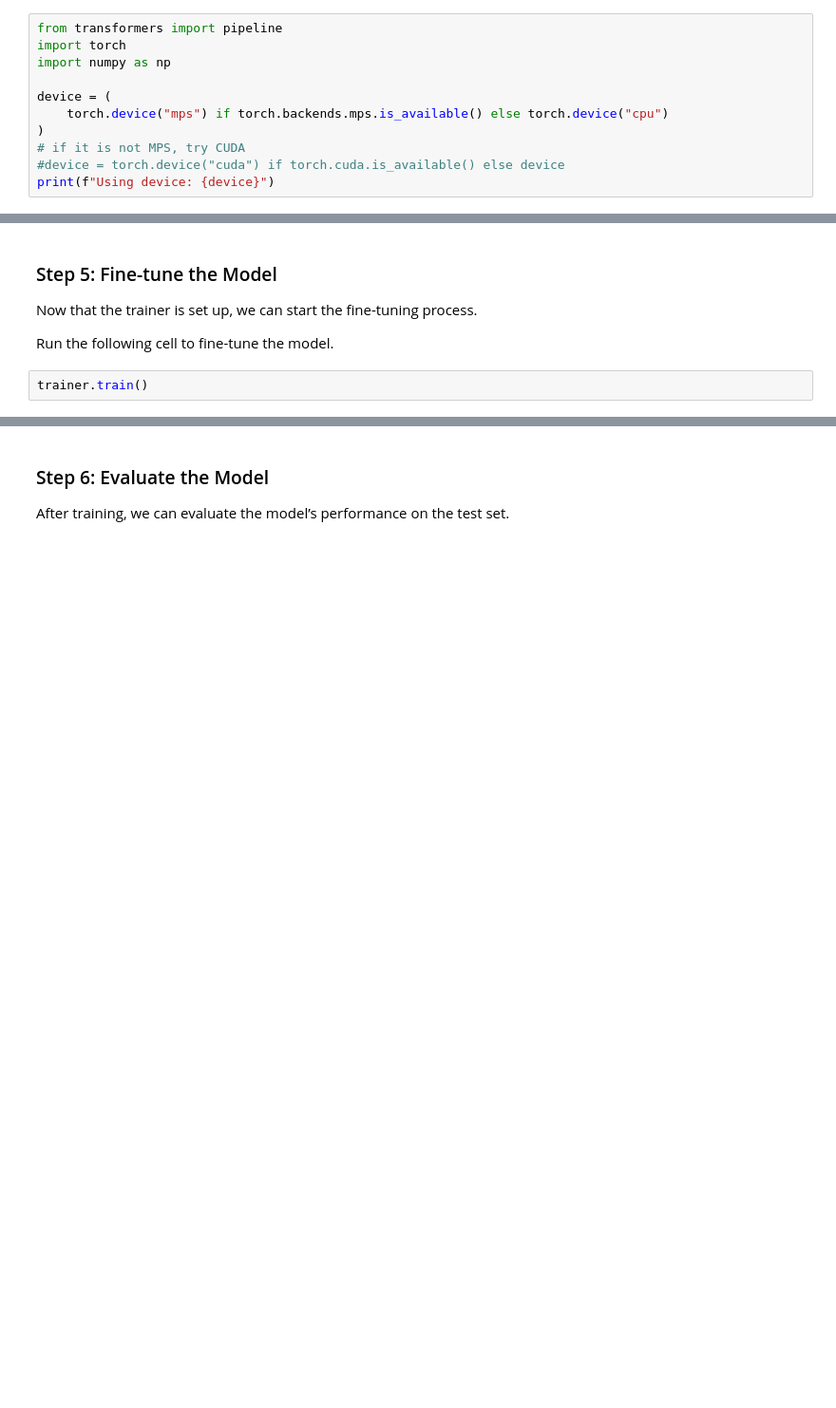
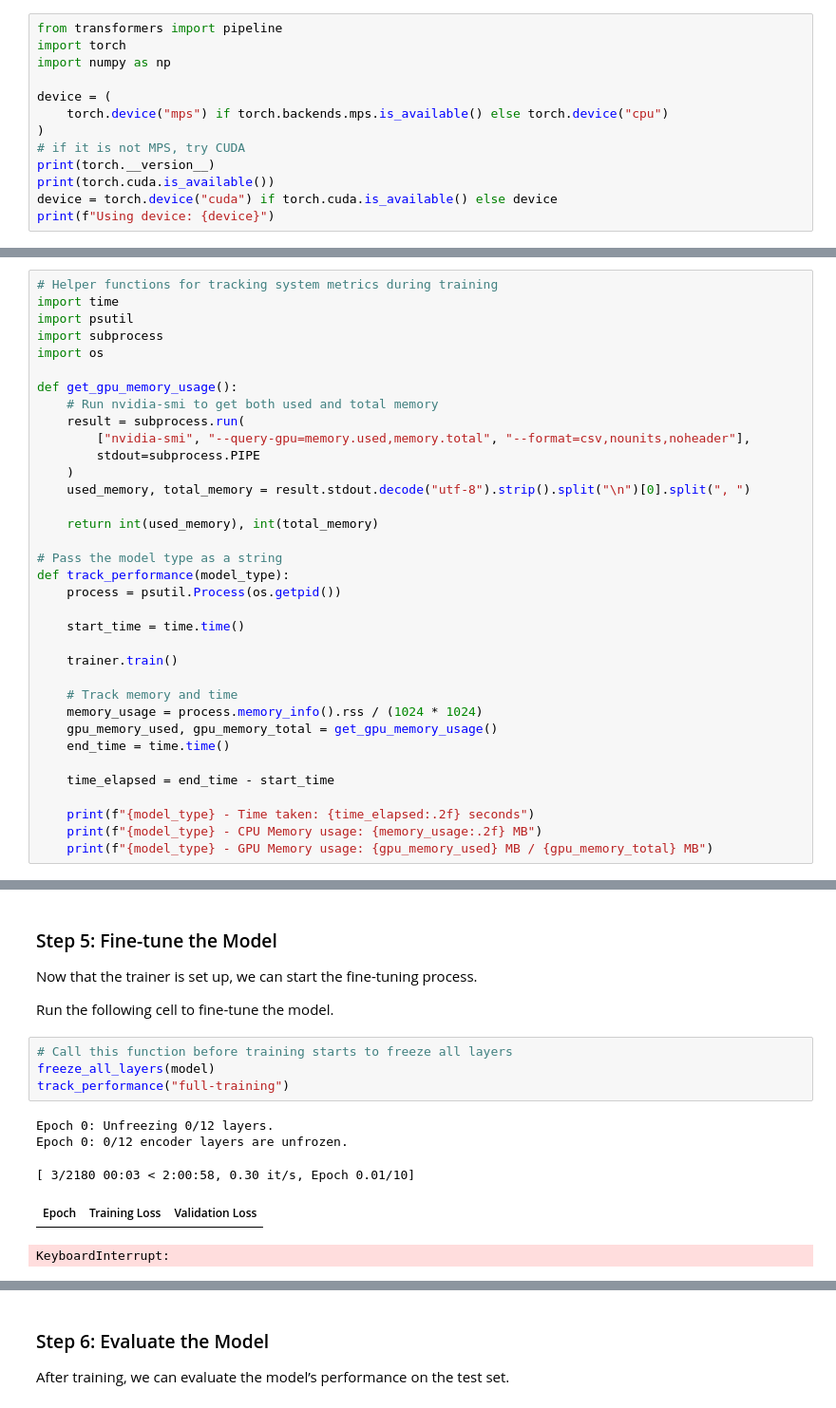
Before and after one commit to akseljoonas/biotech-news-sentiment, a Jupyter notebook: notebooks/fine_tuning.ipynb, the cells around one changed output, grey strips where cells are left out. Shown at 95% size. Cells and saved outputs as stored; diff of their text form; blank space fills up the shorter version.

```diff
--- a/notebooks/fine_tuning.ipynb
+++ b/notebooks/fine_tuning.ipynb
@@ -7,6 +7,8 @@ device = (
     torch.device("mps") if torch.backends.mps.is_available() else torch.device("cpu")
 )
 # if it is not MPS, try CUDA
-#device = torch.device("cuda") if torch.cuda.is_available() else device
+print(torch.__version__)
+print(torch.cuda.is_available())
+device = torch.device("cuda") if torch.cuda.is_available() else device
 print(f"Using device: {device}")
 # %% [output]
@@ -249,0 +280,35 @@ class WeightedCrossEntropyLoss(nn.Module):
+# %%
+# Helper functions for tracking system metrics during training
+import time
+import psutil
+import subprocess
+import os
+
+def get_gpu_memory_usage():
+    # Run nvidia-smi to get both used and total memory
+    result = subprocess.run(
+        ["nvidia-smi", "--query-gpu=memory.used,memory.total", "--format=csv,nounits,noheader"],
+        stdout=subprocess.PIPE
+    )
+    used_memory, total_memory = result.stdout.decode("utf-8").strip().split("\n")[0].split(", ")
+
+    return int(used_memory), int(total_memory)
+
+# Pass the model type as a string
+def track_performance(model_type):
+    process = psutil.Process(os.getpid())
+
+    start_time = time.time()
+
+    trainer.train()
+
+    # Track memory and time
+    memory_usage = process.memory_info().rss / (1024 * 1024)
+    gpu_memory_used, gpu_memory_total = get_gpu_memory_usage()
+    end_time = time.time()
+
+    time_elapsed = end_time - start_time
+
+    print(f"{model_type} - Time taken: {time_elapsed:.2f} seconds")
+    print(f"{model_type} - CPU Memory usage: {memory_usage:.2f} MB")
+    print(f"{model_type} - GPU Memory usage: {gpu_memory_used} MB / {gpu_memory_total} MB")
@@ -296,5 +446,13 @@ ImportError: Using the `Trainer` with `PyTorch` requires `accelerate>=0.26.0`: P
 Now that the trainer is set up, we can start the fine-tuning process.
 
 Run the following cell to fine-tune the model.
-# %%
-trainer.train()
+# %%
+# Call this function before training starts to freeze all layers
+freeze_all_layers(model)
+track_performance("full-training")
+# %% [output]
+Epoch 0: Unfreezing 0/12 layers.
+Epoch 0: 0/12 encoder layers are unfrozen.
+[ 3/2180 00:03 < 2:00:58, 0.30 it/s, Epoch 0.01/10]
+| Epoch | Training Loss | Validation Loss |
+KeyboardInterrupt:
```
Also changed, not shown: parts of 18 cells of this notebook, 1 other file.
